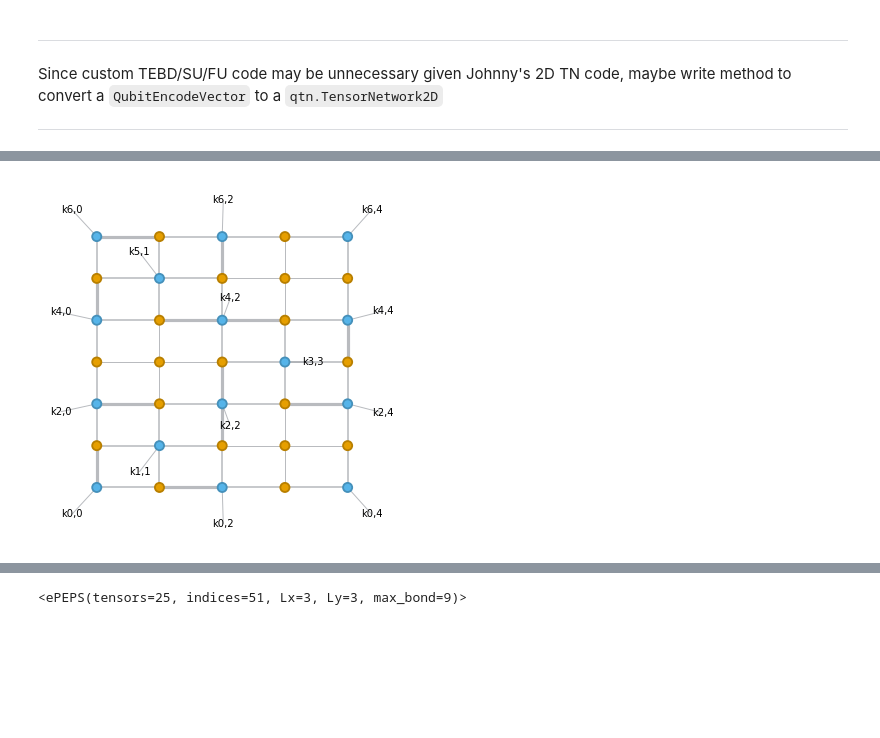
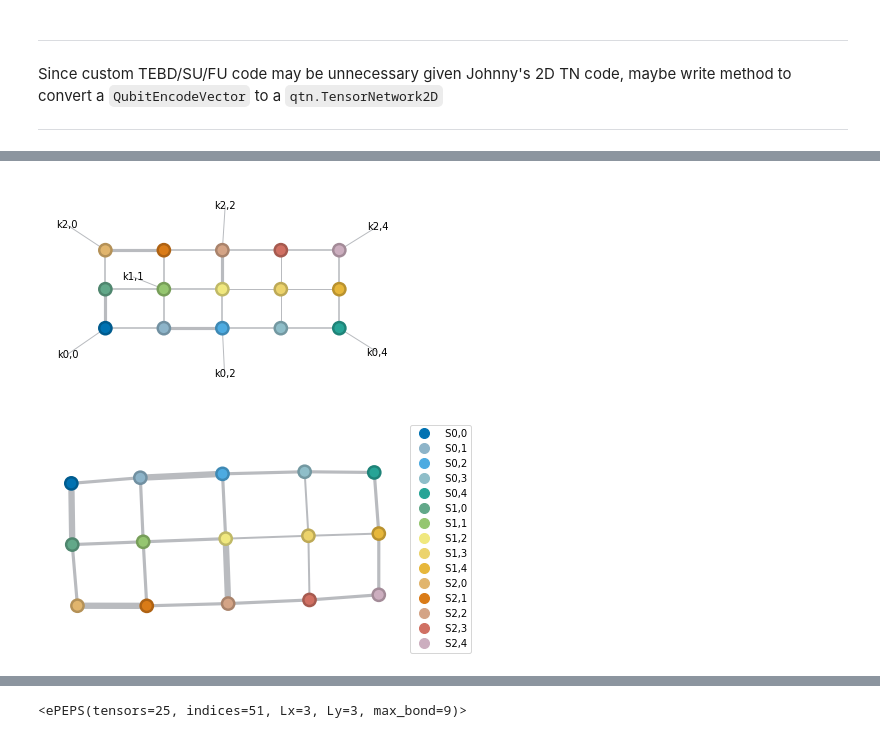
Before and after one commit to gabrielwoolls/fermion-encoding, a Jupyter notebook: Examples-Testing.ipynb, the cells around one changed output, grey strips where cells are left out. Cells and saved outputs as stored; diff of their text form; code cells hidden in the pictures; blank space fills up the shorter version.

```diff
--- a/Examples-Testing.ipynb
+++ b/Examples-Testing.ipynb
@@ -385,8 +385,8 @@ Since custom TEBD/SU/FU code may be unnecessary given Johnny's 2D TN code, maybe
 ***
 # %%
 reload(beeky)
-psi = beeky.QubitEncodeVector.rand(4,3)
-psi_new = psi.convert_to_tensor_network_2d(dummy_size=2, relabel_physical_inds=True)
+psi = beeky.QubitEncodeVector.rand(2,3)
+psi_new = psi.convert_to_tensor_network_2d(dummy_size=2, remap_coordinate_tags=True)
 # %%
 psi.setup_bmps_contraction().graph(color=['QUBIT','AUX'], figsize=(4,4), legend=False)
 # %% [output]
@@ -398,7 +398,10 @@ psi_new.graph(color=['QUBIT','AUX'], figsize=(4,4), legend=False, highlight_inds
 # %%
 reload(beeky)
-epeps = beeky.ePEPS(psi_new, Lx=7, Ly=5)
+epeps = beeky.ePEPS(psi_new, Lx=3, Ly=5)
+norm = (epeps & epeps.H).flatten_()
 
-epeps.draw(figsize=(5,6), legend=False)
+epeps.draw(figsize=(5,5), color=epeps.site_tags, legend=0)
+norm.draw(color=epeps.site_tags, show_tags=0)
 # %% [output]
-[figure, old version]
+[figure, new version]
+[figure, added]
```
Also changed, not shown: parts of 5 cells of this notebook, 2 other files.
